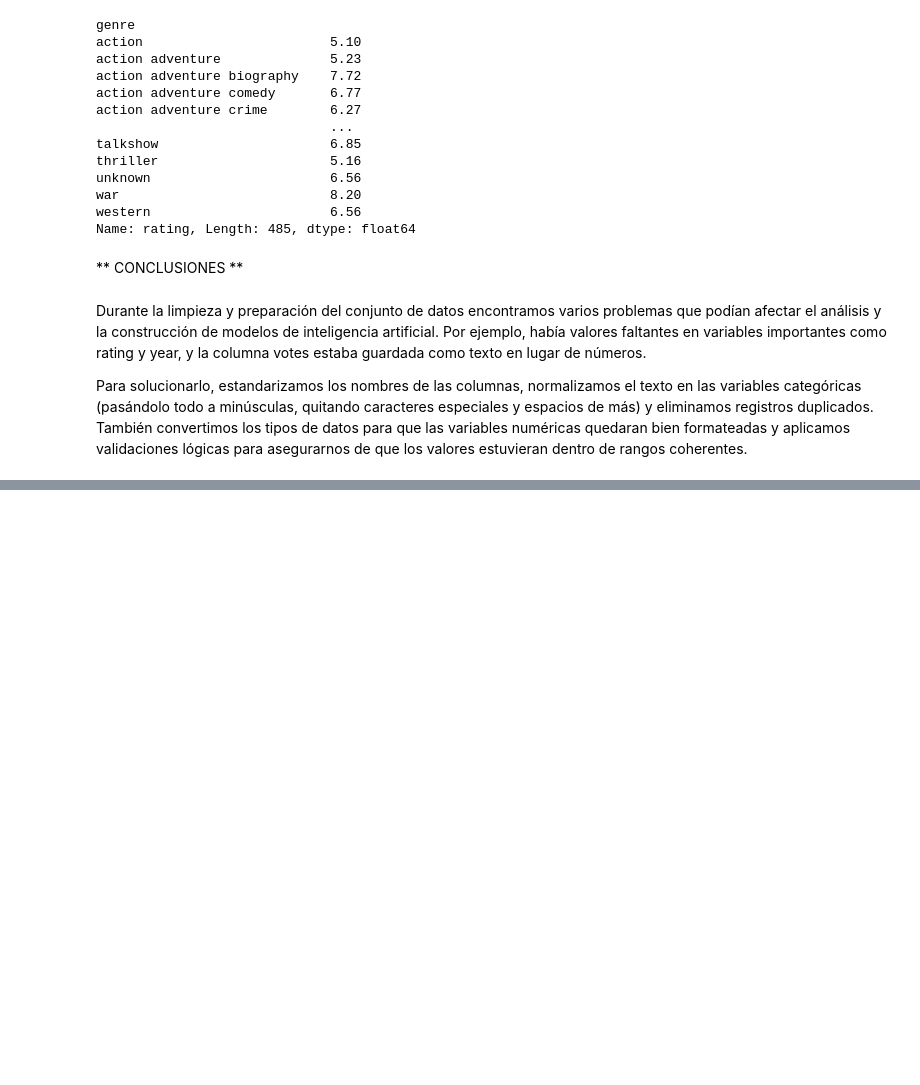
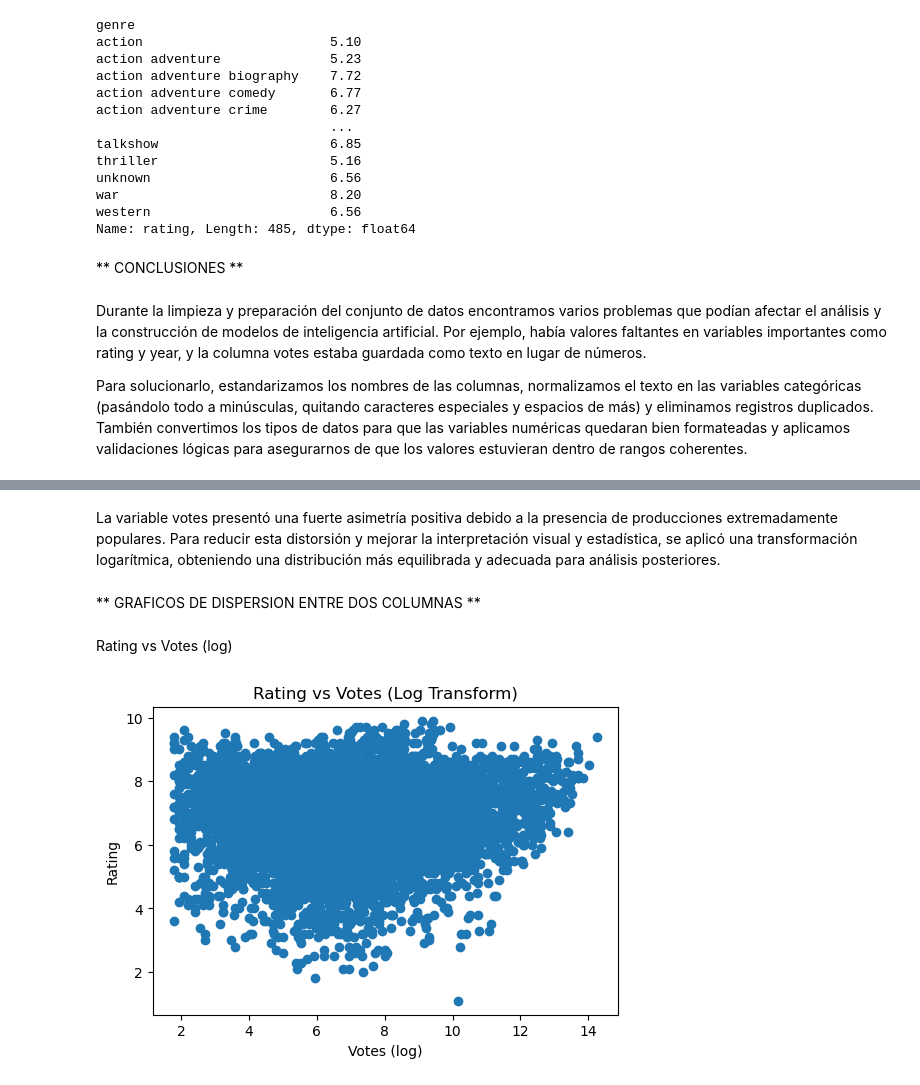
Before and after one commit to SimonCastroV/INFORME1_APREN_AUT, a Jupyter notebook: main.ipynb, the cells around one changed output, grey strips where cells are left out. Saved outputs shown, nothing was run; the diff lists cells and outputs as text; code cells hidden in the pictures; blank space fills up the shorter version.

Commit message:
punto 1.2 completado parcialmente hasta graficos de dispersion

```diff
--- a/main.ipynb
+++ b/main.ipynb
@@ -360,0 +556,17 @@ Para solucionarlo, estandarizamos los nombres de las columnas, normalizamos el t
+# %% [markdown]
+La variable votes presentó una fuerte asimetría positiva debido a la presencia de producciones extremadamente populares. Para reducir esta distorsión y mejorar la interpretación visual y estadística, se aplicó una transformación logarítmica, obteniendo una distribución más equilibrada y adecuada para análisis posteriores.
+# %% [markdown]
+** GRAFICOS DE DISPERSION ENTRE DOS COLUMNAS **
+# %% [markdown]
+Rating vs Votes (log)
+# %%
+import matplotlib.pyplot as plt
+
+plt.figure(figsize=(6,4))
+plt.scatter(df_clean["votes_log"], df_clean["rating"])
+plt.xlabel("Votes (log)")
+plt.ylabel("Rating")
+plt.title("Rating vs Votes (Log Transform)")
+plt.show()
+# %% [output]
+[figure, added]
```
Also changed, not shown: parts of 36 cells of this notebook.
